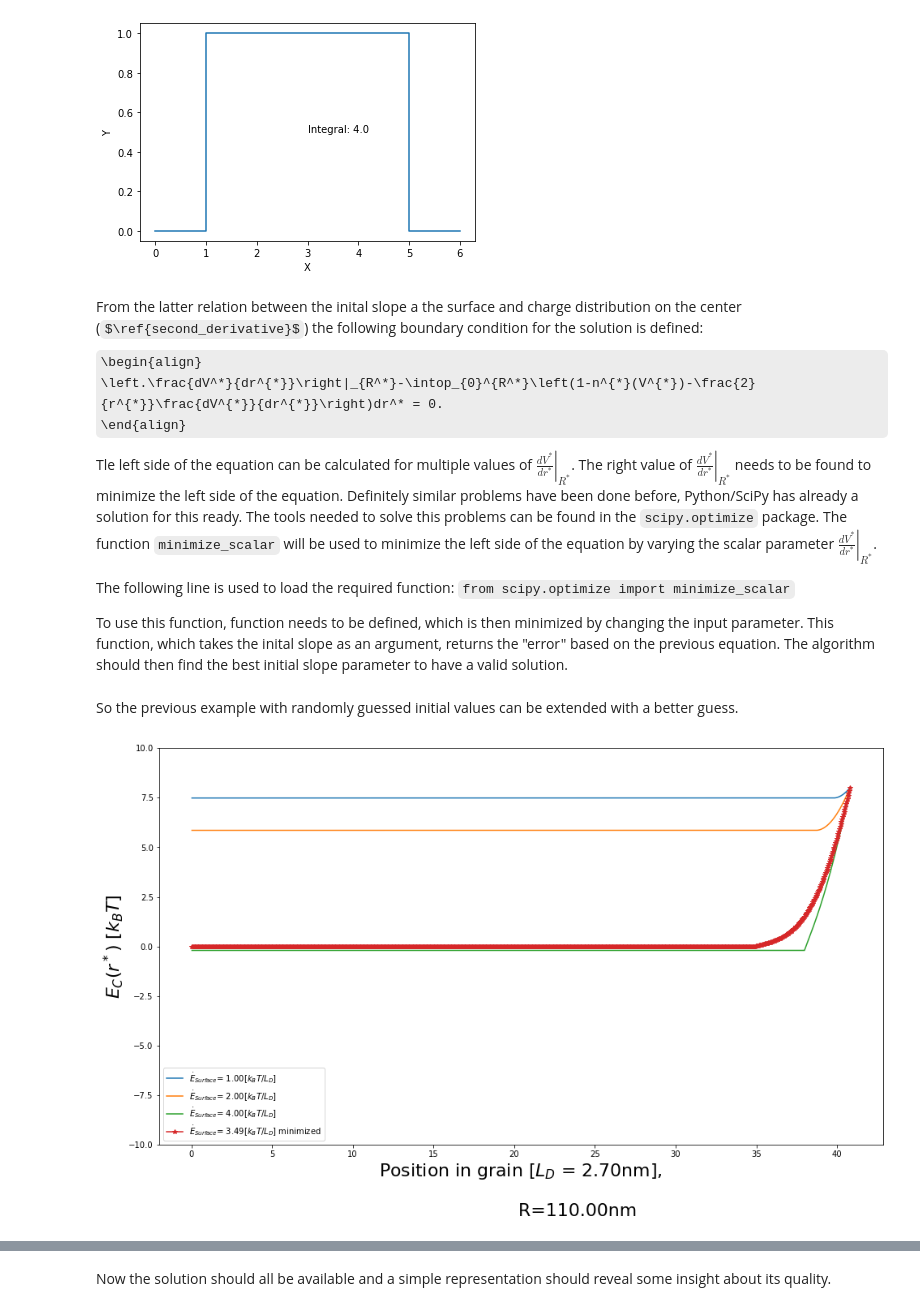
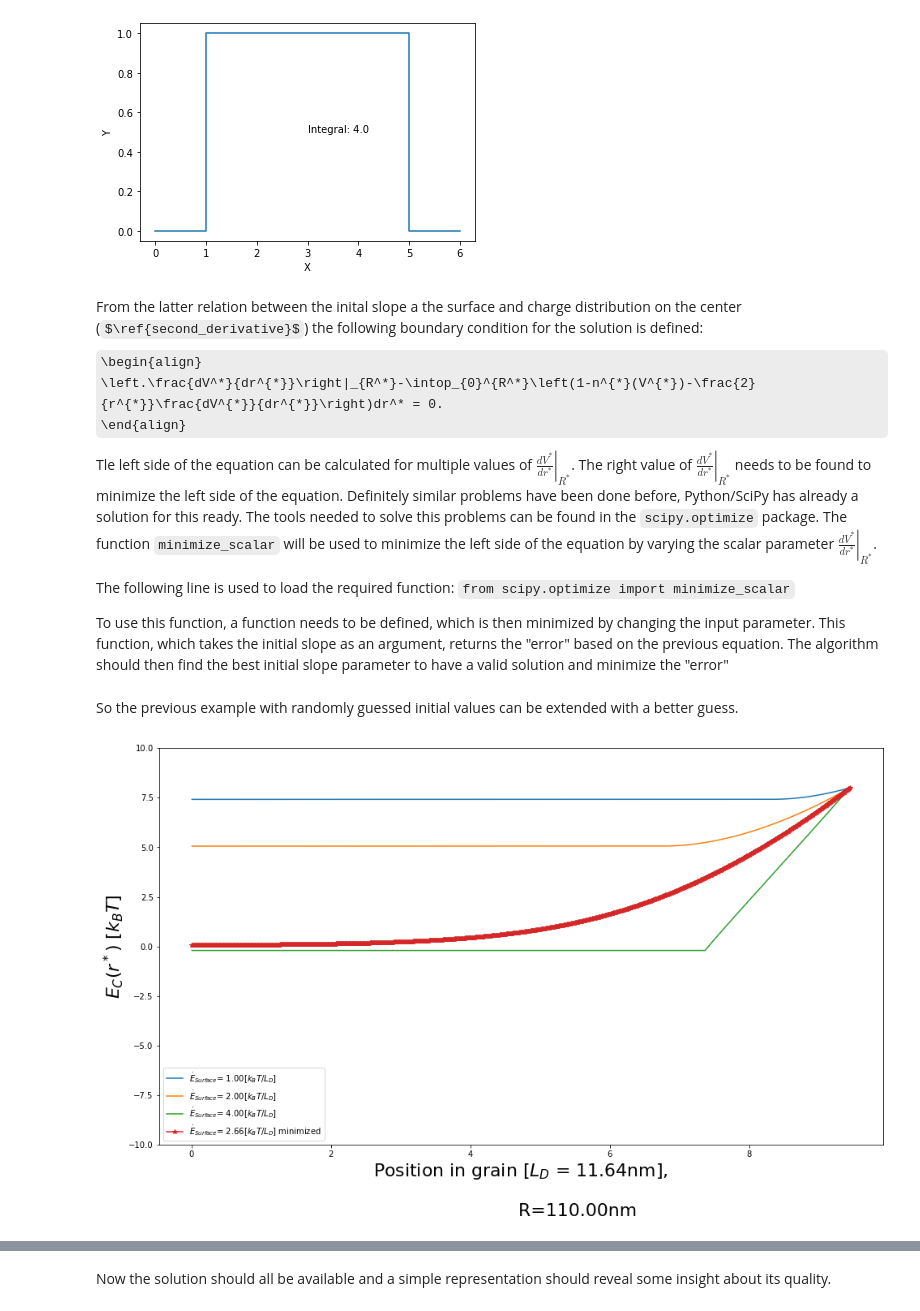
Before and after one commit to NilsNoreyson/thesis, a Jupyter notebook: 2-Grain-SMOX.ipynb, the cells around one changed output, grey strips where cells are left out. Cells and saved outputs as stored; diff of their text form; code cells hidden in the pictures; some formulas as TeX source.

```diff
--- a/2-Grain-SMOX.ipynb
+++ b/2-Grain-SMOX.ipynb
@@ -646,6 +651,6 @@ def plot_material_char(mat):
     axe.legend()
     axe.grid(b=True)
     return fig
-material = Material(T_C,ND)
+material = Material(300,1e23)
 fig = plot_material_char(material)
 # %% [output]
@@ -755,23 +766,35 @@ In the previous cells we already initialized the `material` and `grain` object w
 # %%
 
+#defining a new grain
 T_C = 300
-ND = 2.14e24
+ND = 1e23
 grain = create_grain(110e-9, T_C, ND)
 
+#initalize the plot
 fig, axe = subplots(figsize = (16,9))
 axe.set_ylim(-10,10)
 
+#fix the surface potential to 8kT
 E_init_kT = 8
+#express the surface potential in J
 E_init = grain.material.kT_to_J(E_init_kT)
 
-for E_dot_init_kT in [1,2,4]:
+#for 3 values of the inial slope in units of 1kT/LD
+#calculate the conduction band
+# In 1LD the potential drops of the factor 1/e in a infite plane
+#8/e ~ 3; so 1,2,4 should be fine as a guess
+for E_dot_init_kT in [1,2,3,4]:
+    #convert to SI units for the numerical calc.
     E_dot_init = grain.material.kT_to_J(E_dot_init_kT)
+
+    #solve with the inital values
     r,v, v_dot, data = grain.solve_with_values(E_init, E_dot_init)
 
 
-    axe.plot(r,v, label=f'Initial slope: {E_dot_init_kt} [kT/$L_D$]')
+    axe.plot(r,v, label=f'Initial slope: {E_dot_init_kT} [kT/$L_D$]')
     axe.set_xlabel
 axe.set_ylabel('$E_C(r^*)$ [$k_BT$]', fontsize =22)
-axe.set_xlabel(f'Position in grain [$L_D$ = {grain.material.LD*1e9:.2f}nm], R={grain.R*1e9:.2f}nm', fontsize =22)
+axe.set_xlabel(f'Position in grain [$L_D$ = {grain.material.LD*1e9:.2f}nm],
+               R={grain.R*1e9:.2f}nm', fontsize =22)
 leg = axe.legend()
 # %% [output]
@@ -822,24 +845,27 @@ Definitely similar problems have been done before, Python/SciPy has already a so
 
 The following line is used to load the required function: `from scipy.optimize import minimize_scalar`
 
-To use this function, function needs to be defined, which is then minimized by changing the input parameter.
-This function, which takes the inital slope as an argument, returns the "error" based on the previous equation. The algorithm should then find the best initial slope parameter to have a valid solution.
+To use this function, a function needs to be defined, which is then minimized by changing the input parameter.
+This function, which takes the initial slope as an argument, returns the "error" based on the previous equation. The algorithm should then find the best initial slope parameter to have a valid solution and minimize the "error"
 # %%
-from scipy.optimize import minimize_scalar,bracket
+from scipy.optimize import minimize_scalar
 
 
 def min_vdot(vdot_init, grain, vinit, debug = False):
     #solve the ivp with the given values
-    r,v,vdot, data = grain.solve_with_values(grain.material.kT_to_J(vinit),grain.material.kT_to_J(vdot_init))
+    r,v,vdot, data = grain.solve_with_values(grain.material.kT_to_J(vinit),
+                                             grain.material.kT_to_J(vdot_init))
 
 
     #for each point of the solution the element in the integral is calculated
-    integrand = [(1-grain.material.n(grain.material.kT_to_J(v_i))[0]/grain.material.nb)-2/r_i*vdot_i for r_i, v_i, vdot_i in zip(r, v, vdot)]
+    integrand = [(1-grain.material.n(grain.material.kT_to_J(v_i))[0]/grain.material.nb)-2/r_i*vdot_i for r_i,
+                 v_i, vdot_i in zip(r, v, vdot)]
 
     #the integral is numerically calculated
     dV = np.trapz(y=integrand,x=r)
 
-    #The integral should be the same as the slope at the surface, the differenc is the error to be minimized
+    #The integral should be the same as the slope at the surface,
+    #the difference is the error to be minimized
     res = abs((dV-vdot[-1]))
 
     if debug:
@@ -850,10 +876,10 @@ def find_best_E_dot_init(E_init_kT, grain,debug = False, bounds = None):
     #if bounds are given as a hint for the minimize algorithm, then the method='Bounded' can be used
     #In this case the algorithm will search in the biven interval
     if bounds:
-        res = minimize_scalar(min_vdot,args=(grain, E_init_kT, debug), method = 'Bounded', bounds = bounds)
+        res = minimize_scalar(min_vdot,args=(grain, E_init_kT, debug), method = 'Bounded',
+                              bounds = bounds)
     else:
         res = minimize_scalar(min_vdot,args=(grain, E_init_kT, debug))
-    #res = bracket(min_vdot,xa=bounds[1], xb=bounds[0],args=(grain, E_init_kT, debug))
     return res
 # %% [markdown]
 So the previous example with randomly guessed initial values can be extended with a better guess.
@@ -861,35 +887,35 @@ So the previous example with randomly guessed initial values can be extended wit
 #grain = Grain(100e-9,material)
 
 
 T_C = 300
-ND = 2.14e24
+ND = 1e23
 grain = create_grain(110e-9, T_C, ND)
 
 fig, axe = subplots(figsize = (16,9))
 axe.set_ylim(-10,10)
 
 E_init_kT = 8
 E_init = grain.material.kT_to_J(E_init_kT)
 
 for E_dot_init_kT in [1,2,4]:
     E_dot_init = grain.material.kT_to_J(E_dot_init_kT)
     r,v, v_dot, data = grain.solve_with_values(E_init, E_dot_init)
     axe.plot(r,v, label='$\dotE_{Surface}$'+ f'= {E_dot_init_kT:.2f}[$k_BT$/$L_D$]')
 
 
 #Now we will try to find the best inital slope to solve the equation
 res = find_best_E_dot_init(E_init_kT, grain)
-res
+
 E_dot_init_kT = res.x
 E_dot_init = grain.material.kT_to_J(E_dot_init_kT)
 r,v, v_dot, data = grain.solve_with_values(E_init, E_dot_init)
 axe.plot(r,v, '-*', label='$\dotE_{Surface}$'+ f'= {E_dot_init_kT:.2f}[$k_BT$/$L_D$] minimized')
 
 axe.set_ylabel('$E_C(r^*)$ [$k_BT$]', fontsize =22)
 axe.set_xlabel(f"""Position in grain [$L_D$ = {grain.material.LD*1e9:.2f}nm],\n
                     R={grain.R*1e9:.2f}nm""", fontsize =22)
 axe.legend();
 # %% [output]
-[figure, old version]
+[figure, new version]
 # %% [markdown]
 ### Additional relevant paramters
```
Also changed, not shown: parts of 74 cells of this notebook, 56 other files.
